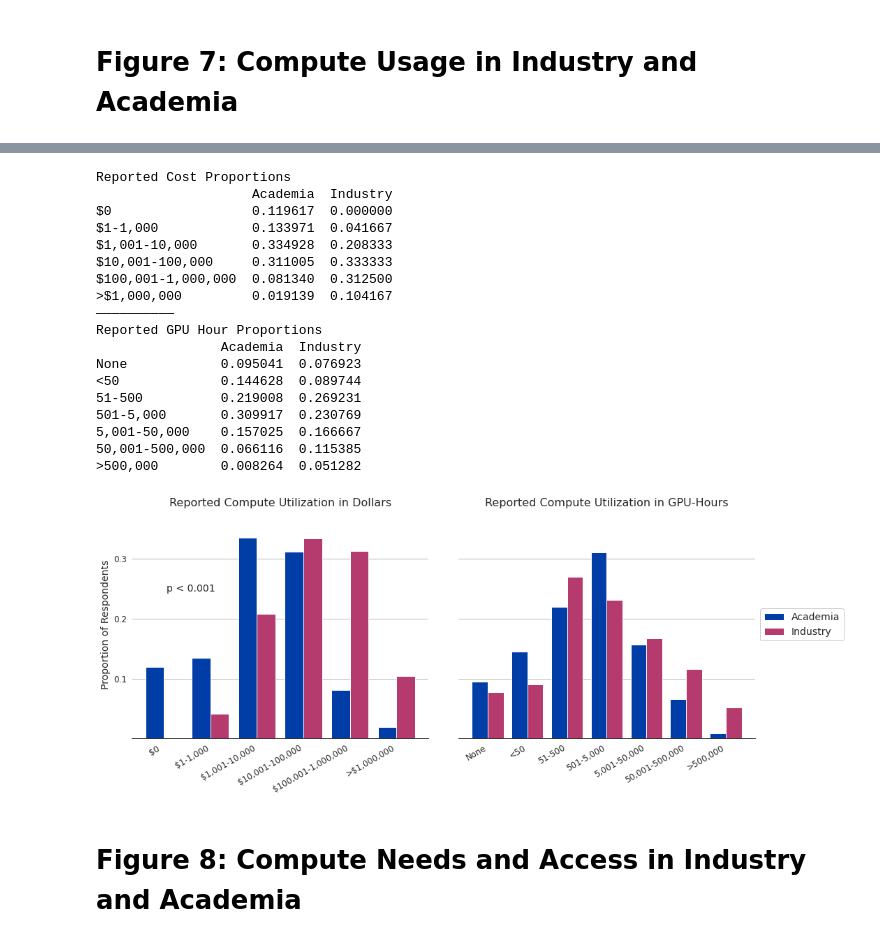
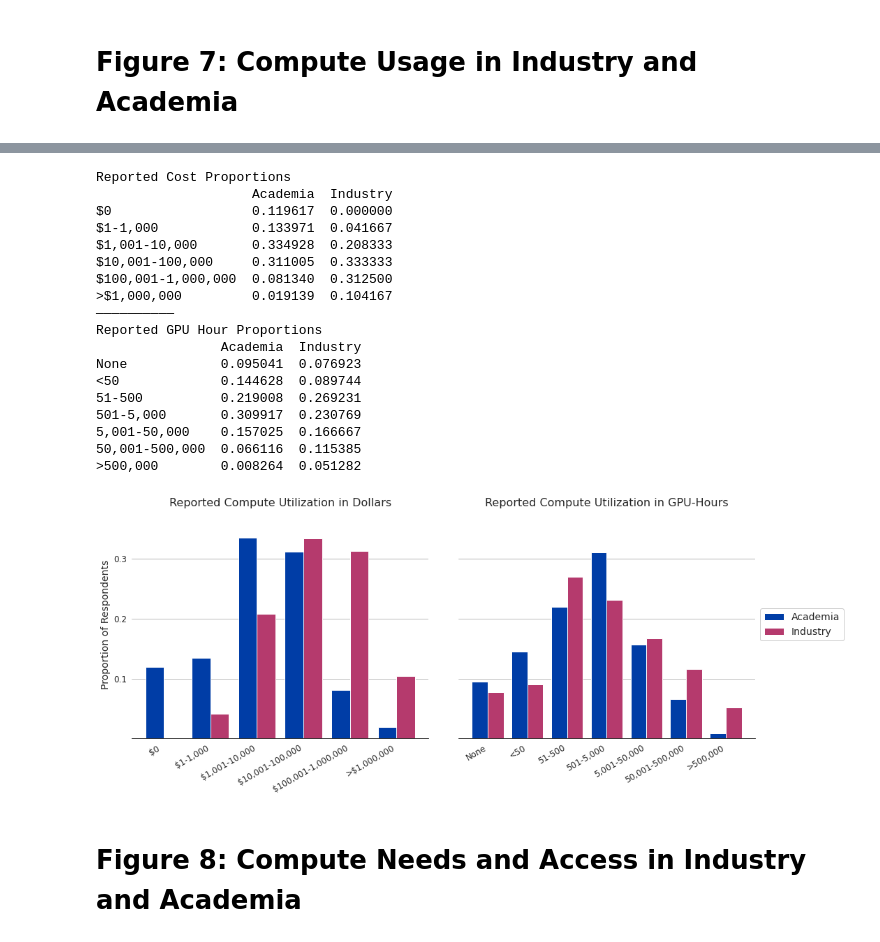
Before and after one commit to georgetown-cset/Compute_Survey_2022, a Jupyter notebook: scripts/paper_figures.ipynb, the cells around one changed output, grey strips where cells are left out. Drawn from its saved outputs; the diff is of its cells as text; code cells hidden in the pictures.

```diff
--- a/scripts/paper_figures.ipynb
+++ b/scripts/paper_figures.ipynb
@@ -676,8 +676,6 @@ ax0.set_yticks([0.1,0.2,0.3])
 ax0.set_yticklabels(['0.1', '0.2', '0.3'], fontsize=12, fontname='DejaVu Sans')
 ax0.set_ylabel('Proportion of Respondents', fontsize=14, fontname='DejaVu Sans')
 ax0.set_title('Reported Compute Utilization in Dollars', fontsize=16, fontname='DejaVu Sans')
-ax0.annotate('p < 0.001', xy=(0.05, 0.25), va='center', fontsize=14, fontname='DejaVu Sans')
-
 
 # Plot the data for reported GPU-hours for both academia and industry
 ax1.bar(np.arange(len(right_labs)) - 0.2, df[df.Sector == 'Academia'].CompGPUs.value_counts(normalize=True).sort_index().tolist(),
@@ -693,34 +691,34 @@ print(pd.DataFrame({'Academia': df[df.Sector == 'Academia'].CompGPUs.value_count
 # Adjsut the aesthetics of the right-hand plot and add a legend to the right of the graph itself
 ax1.set_xticks(np.arange(len(right_labs)))
 ax1.set_xticklabels(right_labs, rotation=30, ha='right', fontsize=12, fontname='DejaVu Sans')
 ax1.set_title('Reported Compute Utilization in GPU-Hours', fontsize=16, fontname='DejaVu Sans')
 ax1.legend(loc='center left', bbox_to_anchor=(1, 0.5), prop=basefont)
 
 # Adjust space between the two grids and save the figure
 fig.subplots_adjust(wspace=0.1)
 plt.savefig('../results/figures/Fig7.jpg', dpi=300, bbox_inches='tight')
 
 plt.show()
 # %% [output]
 Reported Cost Proportions
                     Academia  Industry
 $0                  0.119617  0.000000
 $1-1,000            0.133971  0.041667
 $1,001-10,000       0.334928  0.208333
 $10,001-100,000     0.311005  0.333333
 $100,001-1,000,000  0.081340  0.312500
 >$1,000,000         0.019139  0.104167
 ——————————
 Reported GPU Hour Proportions
                 Academia  Industry
 None            0.095041  0.076923
 <50             0.144628  0.089744
 51-500          0.219008  0.269231
 501-5,000       0.309917  0.230769
 5,001-50,000    0.157025  0.166667
 50,001-500,000  0.066116  0.115385
 >500,000        0.008264  0.051282
-[figure, old version]
+[figure, new version]
 # %% [markdown]
 # Figure 8: Compute Needs and Access in Industry and Academia
 # %%
```
Also changed, not shown: parts of 11 cells of this notebook, 21 other files.
